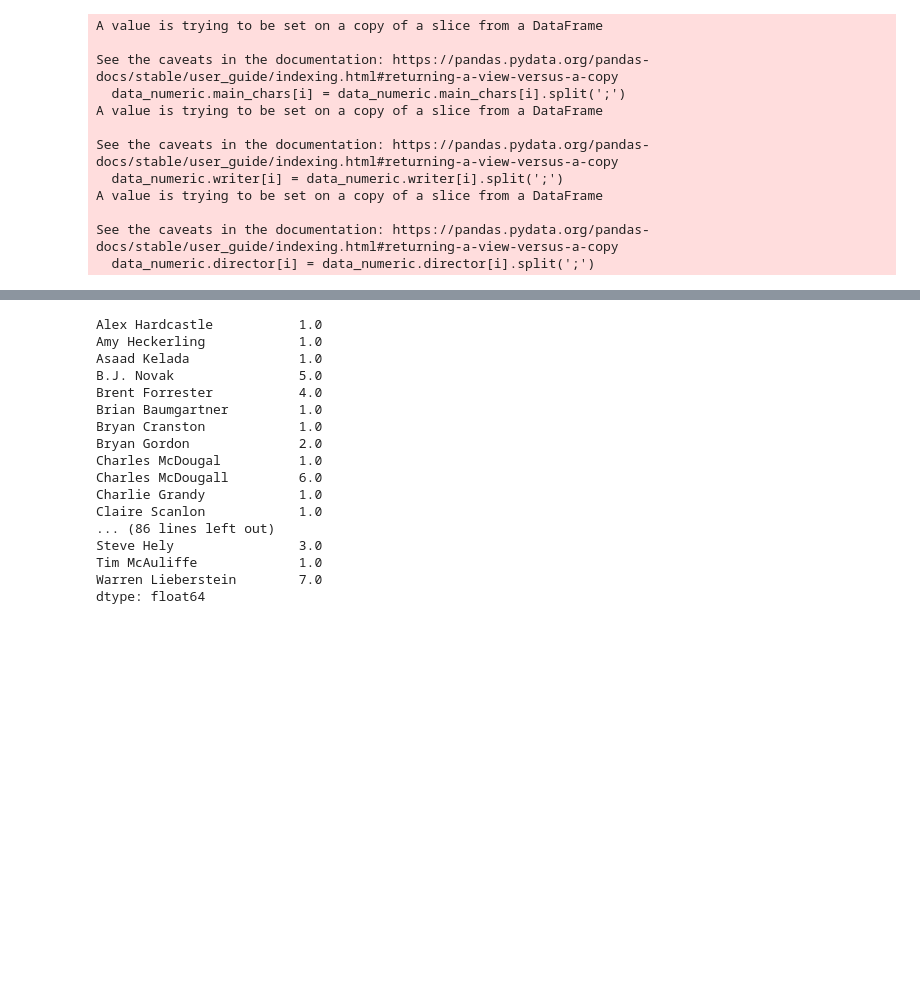
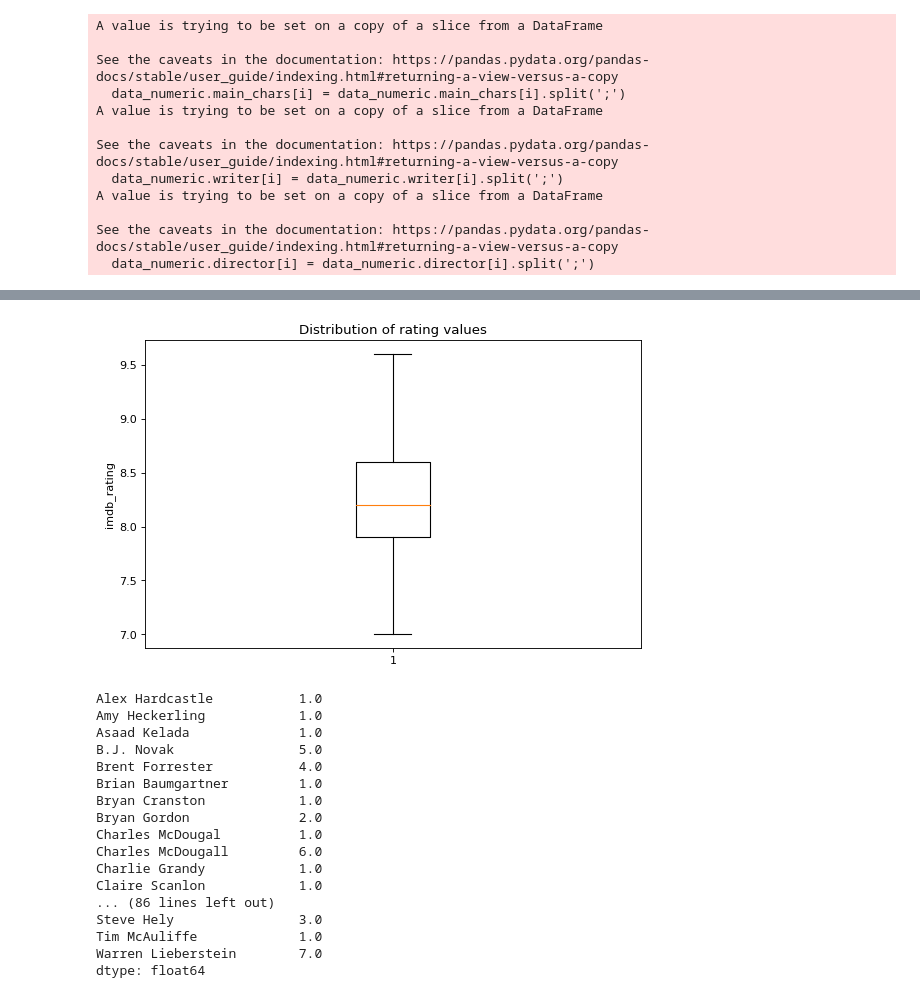
Before and after one commit to BradWangW/imdb_rate_model, a Jupyter notebook: project1.ipynb, the cells around one changed output, grey strips where cells are left out. Cells and saved outputs as stored; diff of their text form; code cells hidden in the pictures; blank space fills up the shorter version.

Commit message:
Removing outliers: adding boxplot and reasoning

```diff
--- a/project1.ipynb
+++ b/project1.ipynb
@@ -205,8 +207,19 @@ See the caveats in the documentation: https://pandas.pydata.org/pandas-docs/stab
 # %%
+#Outlier removal
+#Plotting a box plot of ratings to view any outlier values
+fig2, ax2 = plt.subplots()
+ax2.boxplot(data['imdb_rating'] )
+ax2.set_ylabel("imdb_rating")
+ax2.set_title("Distribution of rating values")
+
+#We can see that there are a few outlier values
+#We remove these below:
 data.drop(data.index[(data['episode_name']=='Goodbye, Michael')], axis=0, inplace=True)
 data.drop(data.index[(data['episode_name']=='Finale')], axis=0, inplace=True)
 data.drop(data.index[(data['episode_name']=='Get The Girl')], axis=0, inplace=True)
 data.drop(data.index[(data['episode_name']=='The Banker')], axis=0, inplace=True)
+# %% [output]
+[figure, added]
 # %%
 #Removing all duplicate typos of Names
 pd.set_option('display.max_rows', None)
```
Also changed, not shown: parts of 1 cell of this notebook.
